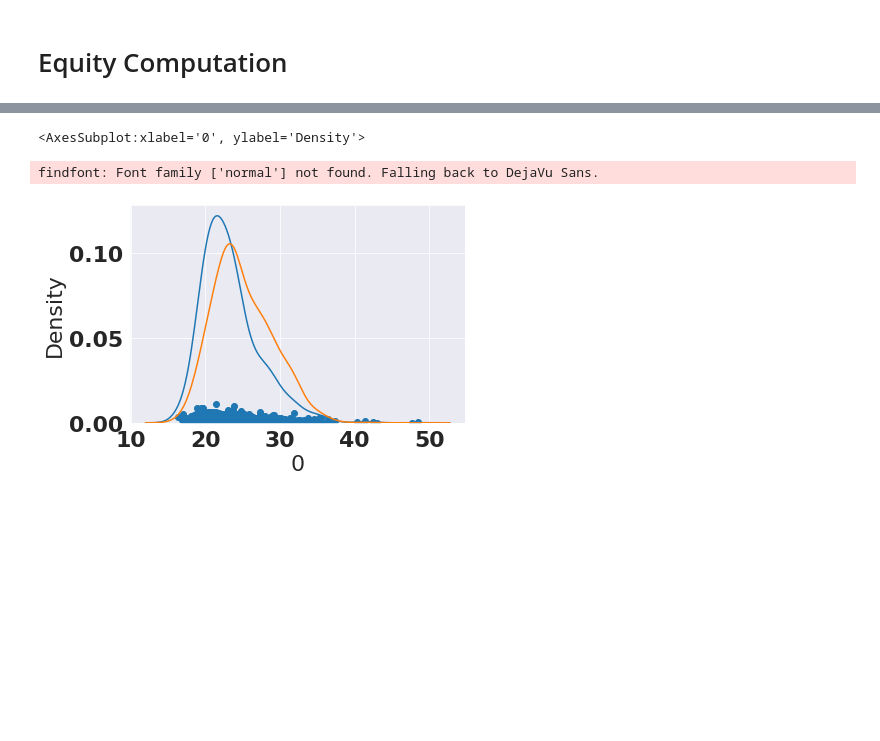
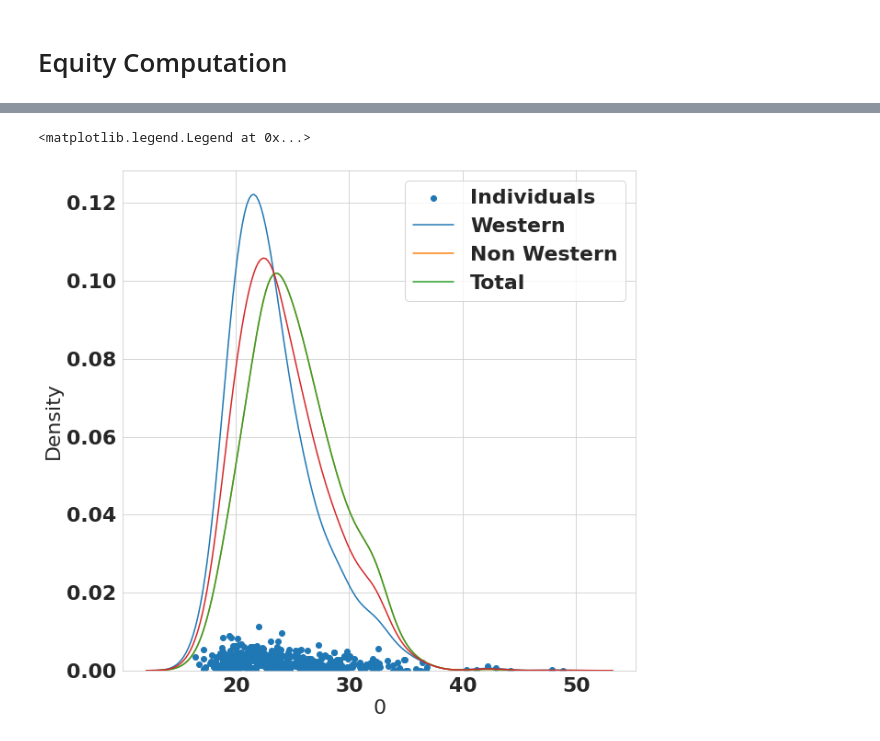
Before and after one commit to EquiCity/thesis, a Jupyter notebook: eda/notebooks/ams_transit_network_accessibility_analysis.ipynb, the cells around one changed output, grey strips where cells are left out. Cells and saved outputs as stored; diff of their text form; code cells hidden in the pictures; blank space fills up the shorter version.

```diff
--- a/eda/notebooks/ams_transit_network_accessibility_analysis.ipynb
+++ b/eda/notebooks/ams_transit_network_accessibility_analysis.ipynb
@@ -43,16 +43,7 @@ OD_MAT_DIR = Path("/home/rico/Documents/thesis/eda/notebooks/sampled_graphs")
 AMS_DATA_BASE_DIR = Path("/home/rico/Documents/thesis/eda/data/Amsterdam/")
 GRAPH_DATA_DIR = Path("/home/rico/Documents/thesis/eda/notebooks/sample_data/transit_graphs")
 # %%
-od_mats = [Path('/home/rico/Documents/thesis/eda/notebooks/sampled_graphs/ams_pt_network_monday_20200127_computation.pkl'),
-           Path('/home/rico/Documents/thesis/eda/notebooks/sampled_graphs/ams_pt_network_monday_20201221_computation.pkl'),
-           Path('/home/rico/Documents/thesis/eda/notebooks/sampled_graphs/ams_pt_network_monday_20200831_computation.pkl'),
-           Path('/home/rico/Documents/thesis/eda/notebooks/sampled_graphs/ams_pt_network_monday_20190318_computation.pkl'),
-           Path('/home/rico/Documents/thesis/eda/notebooks/sampled_graphs/ams_pt_network_monday_20210802_computation.pkl'),
-           Path('/home/rico/Documents/thesis/eda/notebooks/sampled_graphs/ams_pt_network_monday_20190429_computation.pkl'),
-           Path('/home/rico/Documents/thesis/eda/notebooks/sampled_graphs/ams_pt_network_monday_20200210_computation.pkl'),
-           Path('/home/rico/Documents/thesis/eda/notebooks/sampled_graphs/ams_pt_network_monday_20200120_computation.pkl'),
-           Path('/home/rico/Documents/thesis/eda/notebooks/sampled_graphs/ams_pt_network_monday_20200525_computation.pkl'),
-           Path('/home/rico/Documents/thesis/eda/notebooks/sampled_graphs/ams_pt_network_monday_20211025_computation.pkl')] # [OD_MAT_DIR.joinpath(file) for file in os.listdir(OD_MAT_DIR) if Path(file).suffix == '.pkl']
+od_mats = [OD_MAT_DIR.joinpath(file) for file in os.listdir(OD_MAT_DIR) if Path(file).suffix == '.pkl']
 od_mats_2019 = [od_mat_path for od_mat_path in od_mats if '2019' in od_mat_path.name]
 od_mats_2020 = [od_mat_path for od_mat_path in od_mats if '2020' in od_mat_path.name]
 od_mats_2021 = [od_mat_path for od_mat_path in od_mats if '2021' in od_mat_path.name]
@@ -243,11 +359,14 @@ buurt_avg_tt.plot(0, legend=True,figsize=(15,15))
 # %%
-plt.scatter(buurt_avg_tt[0],buurt_avg_tt['p_of_total_w'])
-sns.kdeplot(buurt_avg_tt[0], weights=buurt_avg_tt['p_of_total_w'])
-sns.kdeplot(buurt_avg_tt[0], weights=buurt_avg_tt['p_of_total_nw'])
+fig, ax = plt.subplots(1, 1, figsize=(10,10))
+ax.scatter(buurt_avg_tt[0], buurt_avg_tt['p_of_total_w'])
+sns.kdeplot(buurt_avg_tt[0], ax=ax, weights=buurt_avg_tt['p_of_total_w'])
+sns.kdeplot(buurt_avg_tt[0], ax=ax, weights=buurt_avg_tt['p_of_total_nw'])
+sns.kdeplot(buurt_avg_tt[0], ax=ax, weights=buurt_avg_tt['p_of_total_nw'])
+sns.kdeplot(buurt_avg_tt[0], ax=ax, weights=buurt_avg_tt['p_of_total_nw']+buurt_avg_tt['p_of_total_w'])
+ax.legend(labels=['Individuals', 'Western','Non Western','Total'])
 # %% [output]
-<AxesSubplot:xlabel='0', ylabel='Density'>
+<matplotlib.legend.Legend at 0x...>
-findfont: Font family ['normal'] not found. Falling back to DejaVu Sans.
-[figure, old version]
+[figure, new version]
 # %%
 base_2019_modes_mat = modes_mx
 df = pd.DataFrame(data=base_2019_modes_mat, index=ams_nb.BU_CODE)
```
Also changed, not shown: parts of 24 cells of this notebook, 13 other files.
